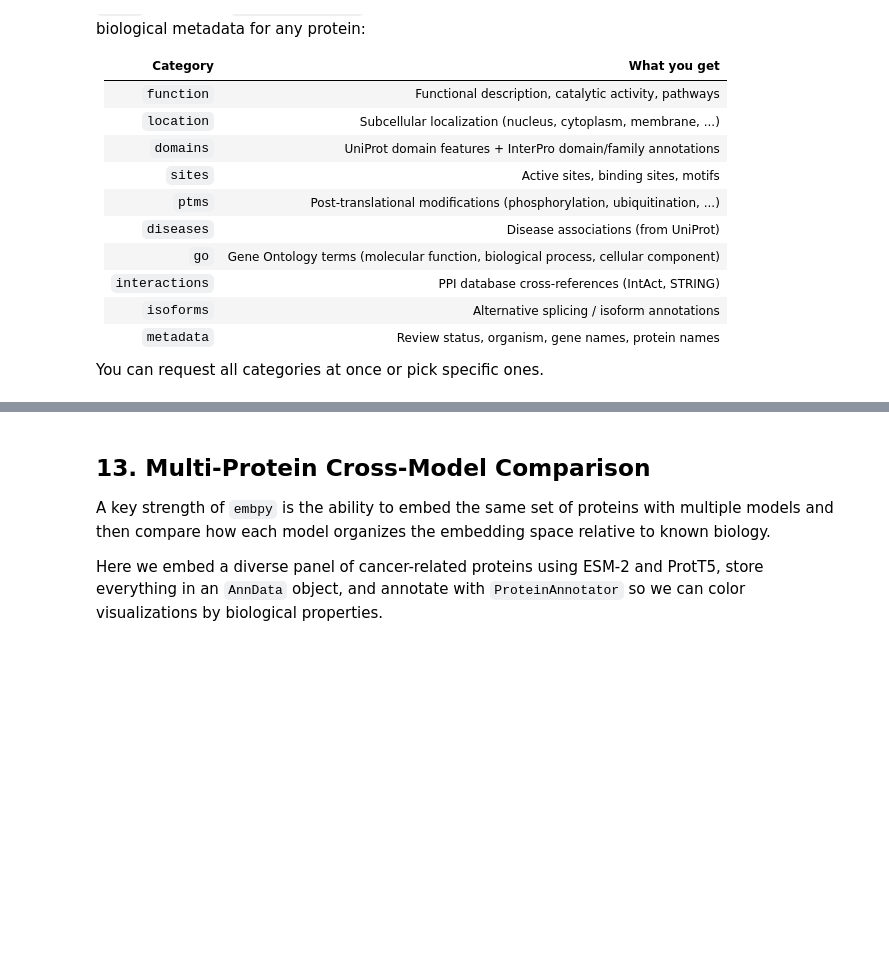
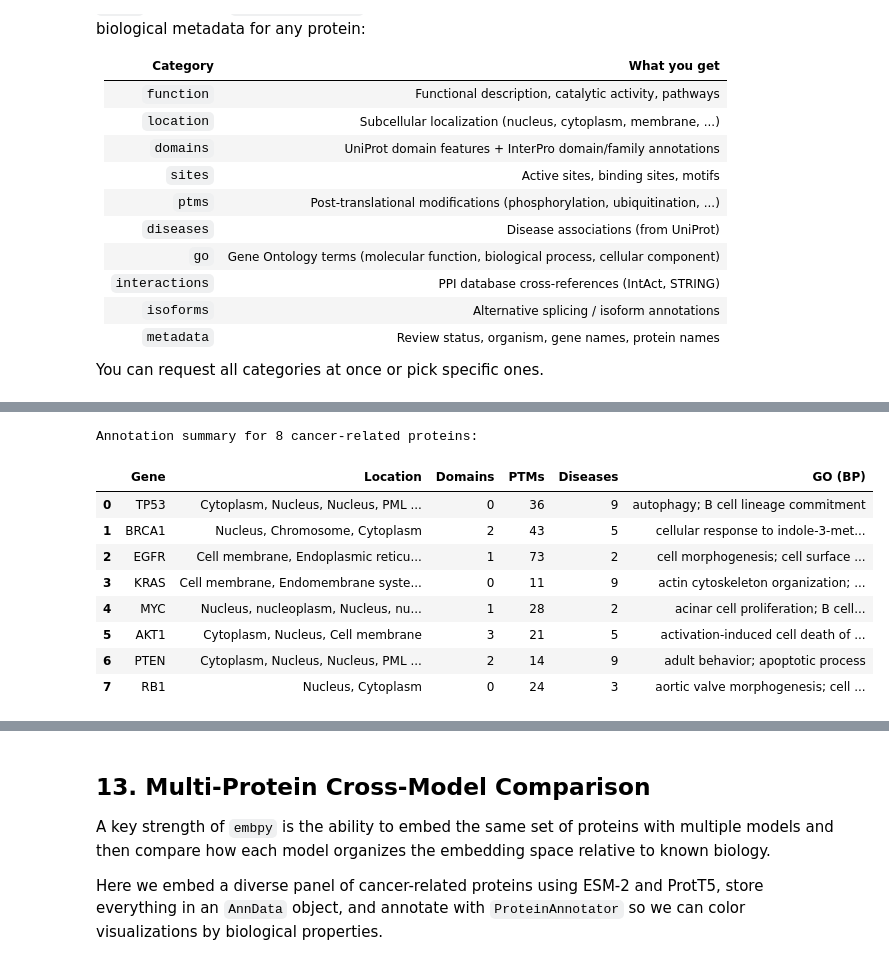
Before and after one commit to theislab/embpy, a Jupyter notebook: docs/notebooks/03_protein_embeddings.ipynb, the cells around one changed output, grey strips where cells are left out. Drawn from its saved outputs; the diff is of its cells as text; code cells hidden in the pictures; blank space fills up the shorter version.

```diff
--- a/docs/notebooks/03_protein_embeddings.ipynb
+++ b/docs/notebooks/03_protein_embeddings.ipynb
@@ -343,20 +445,21 @@ print("=== TP53 Protein Annotations ===\n")
 
 # Function
 func = ann.get("function", {})
-if func.get("description"):
-    print(f"Function:\n  {func['description'][:200]}...\n")
+func_texts = func.get("function", [])
+if func_texts:
+    print(f"Function:\n  {func_texts[0][:200]}...\n")
 
 # Subcellular location
-locs = ann.get("location", [])
+locs = ann.get("subcellular_location", [])
 if locs:
     loc_names = [loc.get("location", "") for loc in locs]
     print(f"Subcellular location: {', '.join(loc_names)}\n")
 
 # Domains
-domains = ann.get("domains", [])
+domains = ann.get("uniprot_domains", [])
 print(f"Domains ({len(domains)}):")
 for d in domains[:8]:
-    desc = d.get("description", d.get("type", ""))
+    desc = d.get("name", d.get("description", ""))
     start, end = d.get("start", "?"), d.get("end", "?")
     print(f"  [{start}-{end}] {desc}")
 
@@ -371,13 +474,13 @@ if len(ptms) > 8:
     print(f"  ... and {len(ptms) - 8} more")
 
 # Disease associations
-diseases = ann.get("diseases", [])
+diseases = ann.get("disease_associations", [])
 print(f"\nDisease associations ({len(diseases)}):")
 for dis in diseases[:5]:
     print(f"  - {dis.get('name', dis.get('disease', 'unknown'))}")
 
 # GO terms
-go = ann.get("go", {})
+go = ann.get("go_terms", {})
 for category in ["molecular_function", "biological_process", "cellular_component"]:
     terms = go.get(category, [])
     if terms:
@@ -388,35 +509,46 @@ for category in ["molecular_function", "biological_process", "cellular_component
 # %%
 # Batch annotation -- annotate multiple proteins at once
 import pandas as pd
 
 proteins = ["TP53", "BRCA1", "EGFR", "KRAS", "MYC", "AKT1", "PTEN", "RB1"]
 
 batch_ann = pa.annotate_batch(proteins, id_type="symbol")
 
 rows = []
 for gene, ann in batch_ann.items():
     func = ann.get("function", {})
-    locs = ann.get("location", [])
+    locs = ann.get("subcellular_location", [])
     ptms = ann.get("ptms", [])
-    domains = ann.get("domains", [])
-    diseases = ann.get("diseases", [])
-    go_bp = ann.get("go", {}).get("biological_process", [])
+    domains = ann.get("uniprot_domains", [])
+    diseases = ann.get("disease_associations", [])
+    go_bp = ann.get("go_terms", {}).get("biological_process", [])
 
     loc_str = ", ".join(l.get("location", "") for l in locs[:3])
     top_go = "; ".join(t.get("term", t.get("name", ""))[:40] for t in go_bp[:2])
 
     rows.append({
         "Gene": gene,
         "Location": loc_str or "N/A",
         "Domains": len(domains),
         "PTMs": len(ptms),
         "Diseases": len(diseases),
         "GO (BP)": top_go or "N/A",
     })
 
 df_ann = pd.DataFrame(rows)
 print("Annotation summary for 8 cancer-related proteins:\n")
 df_ann
+# %% [output]
+Annotation summary for 8 cancer-related proteins:
+|  | Gene | Location | Domains | PTMs | Diseases | GO (BP) |
+| 0 | TP53 | Cytoplasm, Nucleus, Nucleus, PML ... | 0 | 36 | 9 | autophagy; B cell lineage commitment |
+| 1 | BRCA1 | Nucleus, Chromosome, Cytoplasm | 2 | 43 | 5 | cellular response to indole-3-met... |
+| 2 | EGFR | Cell membrane, Endoplasmic reticu... | 1 | 73 | 2 | cell morphogenesis; cell surface ... |
+| 3 | KRAS | Cell membrane, Endomembrane syste... | 0 | 11 | 9 | actin cytoskeleton organization; ... |
+| 4 | MYC | Nucleus, nucleoplasm, Nucleus, nu... | 1 | 28 | 2 | acinar cell proliferation; B cell... |
+| 5 | AKT1 | Cytoplasm, Nucleus, Cell membrane | 3 | 21 | 5 | activation-induced cell death of ... |
+| 6 | PTEN | Cytoplasm, Nucleus, Nucleus, PML ... | 2 | 14 | 9 | adult behavior; apoptotic process |
+| 7 | RB1 | Nucleus, Cytoplasm | 0 | 24 | 3 | aortic valve morphogenesis; cell ... |
 # %%
 # InterPro provides complementary domain/family annotations
 # First, resolve EGFR to its UniProt accession
```
Also changed, not shown: parts of 34 cells of this notebook, 5 other files.
